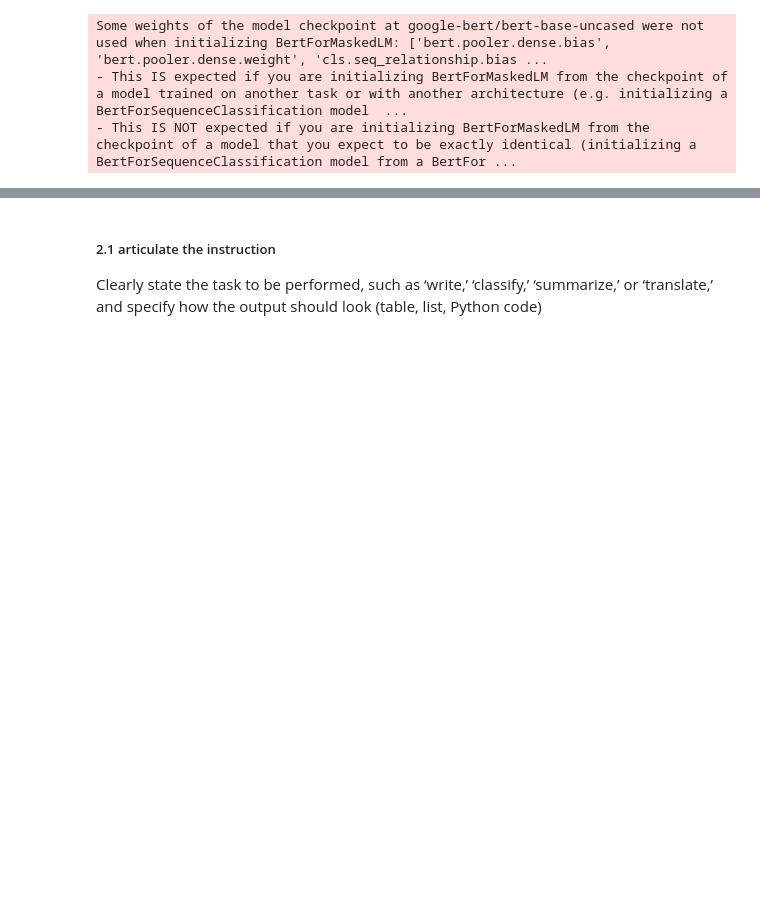
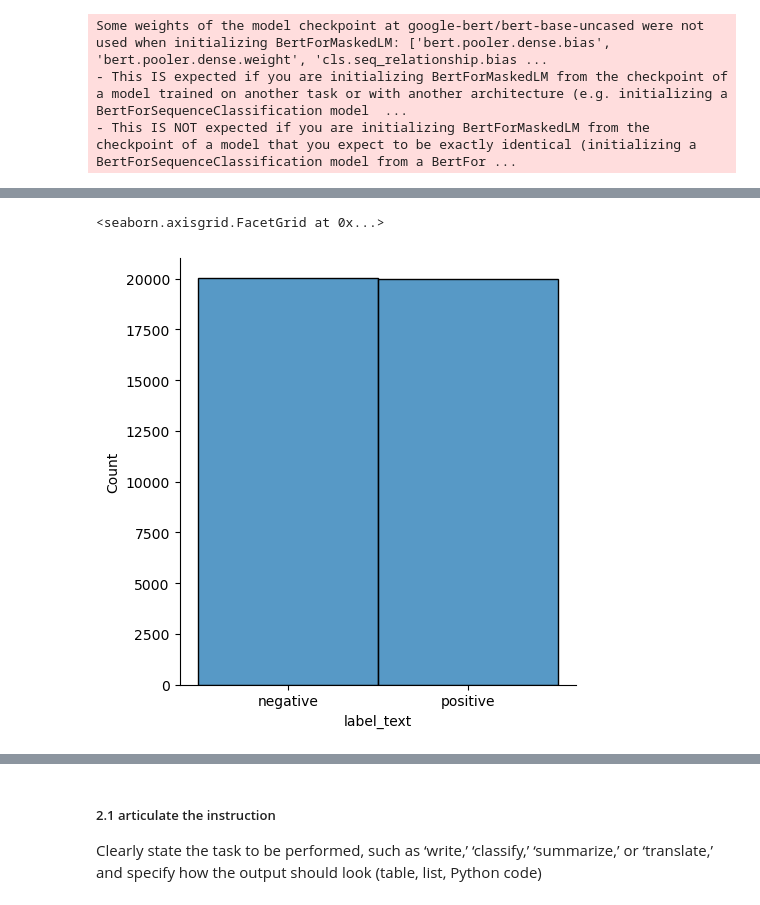
Before and after one commit to SergeGordts/ktai, a Jupyter notebook: Bert.ipynb, the cells around one changed output, grey strips where cells are left out. Saved outputs shown, nothing was run; the diff lists cells and outputs as text; code cells hidden in the pictures; blank space fills up the shorter version.

Commit message:
updated notebook with kaggle dataset & provided Lime check

```diff
--- a/Bert.ipynb
+++ b/Bert.ipynb
@@ -104,0 +87,3 @@ model.config.id2label[predicted_class_id] #refers to the configuration of the pr
+# %%
+df = pd.read_csv("./kaggle/movie.csv")
+df.head()
@@ -104,0 +113,21 @@ model.config.id2label[predicted_class_id] #refers to the configuration of the pr
+# %%
+# Filter the DataFrame to include only values of 0 and 1 in the "label" column
+filtered_df = df[df['label'].isin([0, 1])]
+
+# Define the custom mapping function
+def map_label_to_text(label):
+    if label == 0:
+        return "negative"
+    elif label == 1:
+        return "positive"
+    else:
+        return "unknown"
+
+# Apply the mapping function to create a new column with text labels
+df['label_text'] = df['label'].map(map_label_to_text)
+
+# Create a distribution plot with text labels using Seaborn
+sns.displot(data=df, x="label_text")
+# %% [output]
+<seaborn.axisgrid.FacetGrid at 0x...>
+[figure, added]
```
Also changed, not shown: parts of 31 cells of this notebook, 1 other file.
